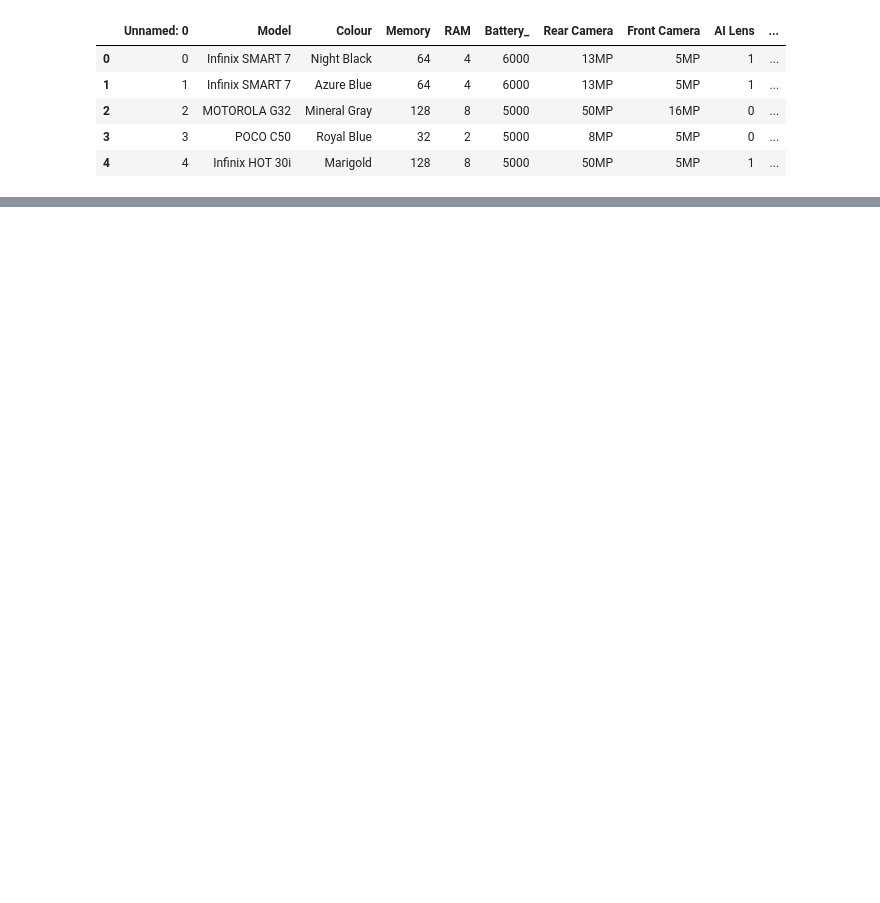
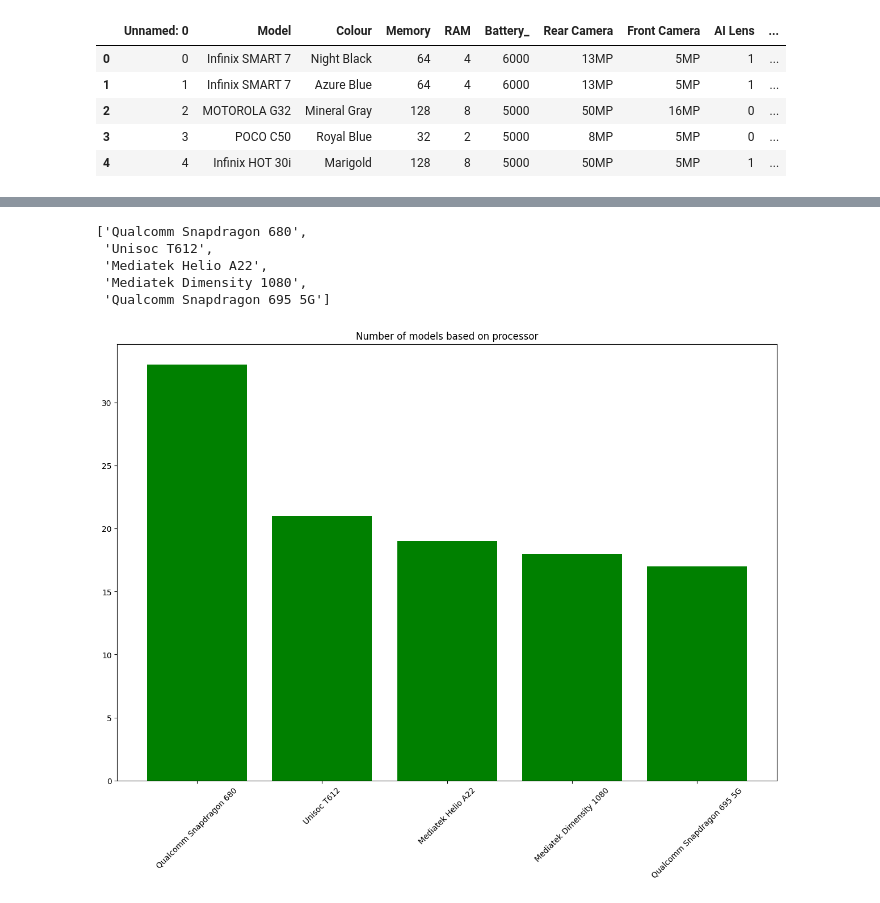
Before and after one commit to Meghna2395/NextHikes--Feature-Extraction-and-Price-Prediction-for-Mobile-Phones, a Jupyter notebook: Feature Extraction and Price Prediction for Mobile Phones.ipynb, the cells around one changed output, grey strips where cells are left out. Drawn from its saved outputs; the diff is of its cells as text; code cells hidden in the pictures; blank space fills up the shorter version.

```diff
--- a/Feature Extraction and Price Prediction for Mobile Phones.ipynb
+++ b/Feature Extraction and Price Prediction for Mobile Phones.ipynb
@@ -35,0 +20,2 @@ dtype: int64
+# %%
+df.drop('Unnamed: 0',axis=1,inplace=True)
@@ -35,0 +60,16 @@ dtype: int64
+# %%
+list(df['Processor_'].value_counts().keys()[0:5])
+# %% [output]
+['Qualcomm Snapdragon 680',
+ 'Unisoc T612',
+ 'Mediatek Helio A22',
+ 'Mediatek Dimensity 1080',
+ 'Qualcomm Snapdragon 695 5G']
+# %%
+plt.figure(figsize=(15,10))
+plt.bar(list(df['Processor_'].value_counts()[0:5].keys()), list(df['Processor_'].value_counts()[0:5]), color="g")
+plt.title("Number of models based on processor")
+plt.xticks(rotation = 45)
+plt.show()
+# %% [output]
+[figure, added]
```
Also changed, not shown: parts of 35 cells of this notebook.
